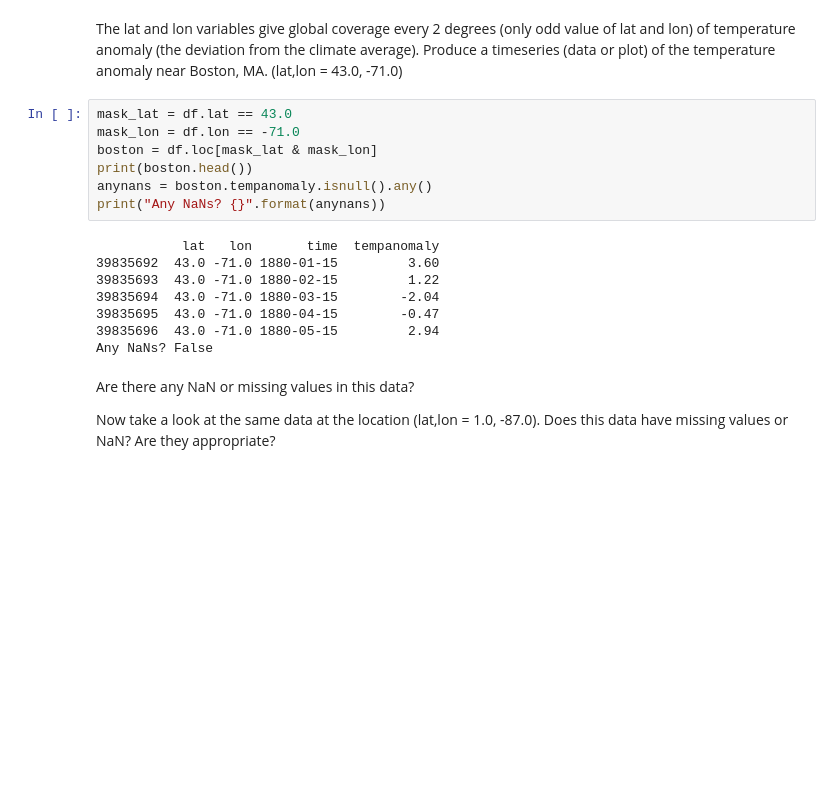
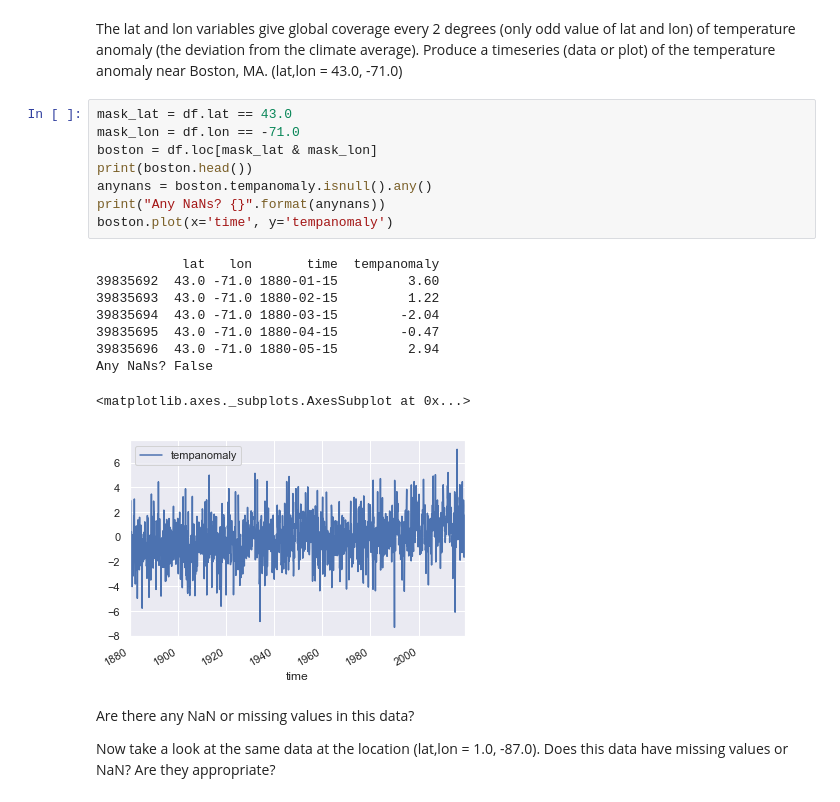
Before and after one commit to jobelenus/python-data-analysis-crash-course, a Jupyter notebook: homework/Chapter 6 and 7.ipynb, the cells around one changed output. Saved outputs shown, nothing was run; the diff lists cells and outputs as text; blank space fills up the shorter version.

Commit message:
and forgot a plot

```diff
--- a/homework/Chapter 6 and 7.ipynb
+++ b/homework/Chapter 6 and 7.ipynb
@@ -61,18 +61,21 @@ The lat and lon variables give global coverage every 2 degrees (only odd value o
 # %%
 mask_lat = df.lat == 43.0
 mask_lon = df.lon == -71.0
 boston = df.loc[mask_lat & mask_lon]
 print(boston.head())
 anynans = boston.tempanomaly.isnull().any()
 print("Any NaNs? {}".format(anynans))
+boston.plot(x='time', y='tempanomaly')
 # %% [output]
            lat   lon       time  tempanomaly
 39835692  43.0 -71.0 1880-01-15         3.60
 39835693  43.0 -71.0 1880-02-15         1.22
 39835694  43.0 -71.0 1880-03-15        -2.04
 39835695  43.0 -71.0 1880-04-15        -0.47
 39835696  43.0 -71.0 1880-05-15         2.94
 Any NaNs? False
+<matplotlib.axes._subplots.AxesSubplot at 0x...>
+[figure, added]
 # %% [markdown]
 Are there any NaN or missing values in this data?
 
```
